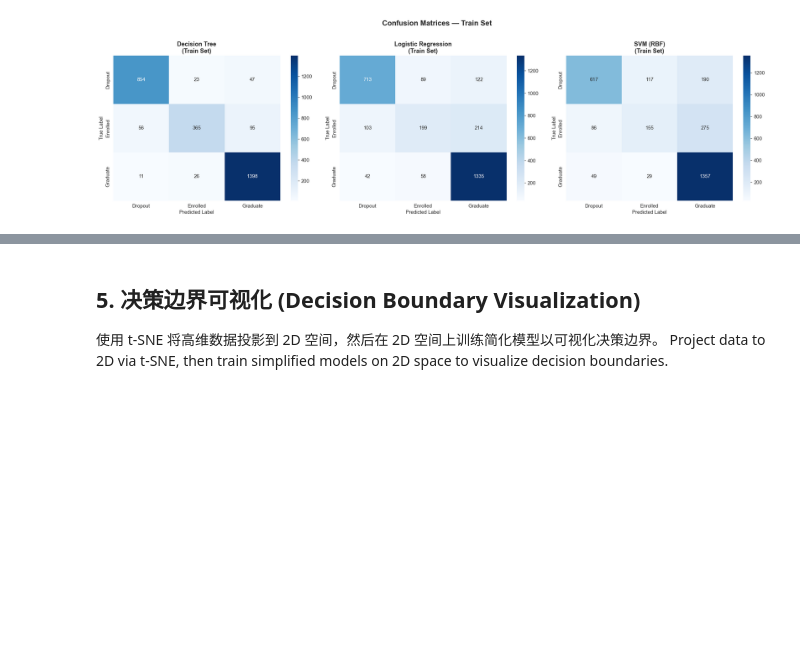
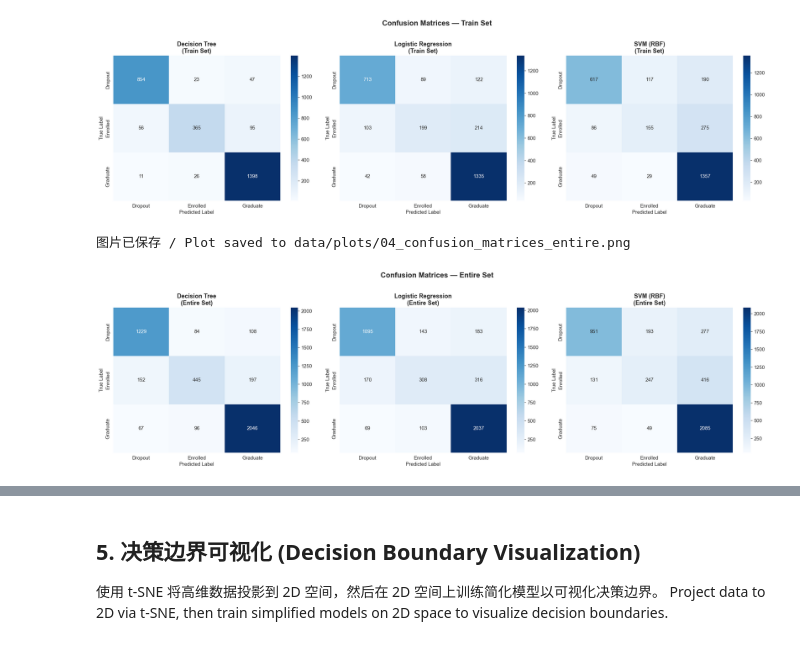
Before and after one commit to pheonix2006/dsaa2011_machine_learning, a Jupyter notebook: notebooks/04_prediction.ipynb, the cells around one changed output, grey strips where cells are left out. Drawn from its saved outputs; the diff is of its cells as text; code cells hidden in the pictures; blank space fills up the shorter version.

```diff
--- a/notebooks/04_prediction.ipynb
+++ b/notebooks/04_prediction.ipynb
@@ -209,3 +209,25 @@ plt.show()
 # %% [output]
 图片已保存 / Plot saved to data/plots/04_confusion_matrices_train.png
 [figure]
+# %%
+# 全数据集混淆矩阵 / Confusion Matrices on Entire Set
+# X_all, y_all 已在 Cell 3 中合并 / X_all, y_all already combined in Cell 3
+
+fig, axes = plt.subplots(1, 3, figsize=(21, 6))
+
+for ax, (name, model) in zip(axes, trained_models.items()):
+    y_pred_entire = model.predict(X_all.values)
+    plot_confusion_matrix(
+        y_all.values, y_pred_entire,
+        title=f"{name}\n(Entire Set)",
+        ax=ax,
+    )
+
+plt.suptitle("Confusion Matrices — Entire Set", fontsize=16, fontweight="bold", y=1.02)
+plt.tight_layout()
+plt.savefig(os.path.join(PLOT_DIR, "04_confusion_matrices_entire.png"), dpi=150, bbox_inches="tight")
+print(f"图片已保存 / Plot saved to data/plots/04_confusion_matrices_entire.png")
+plt.show()
+# %% [output]
+图片已保存 / Plot saved to data/plots/04_confusion_matrices_entire.png
+[figure, added]
```
Also changed, not shown: parts of 2 cells of this notebook.
